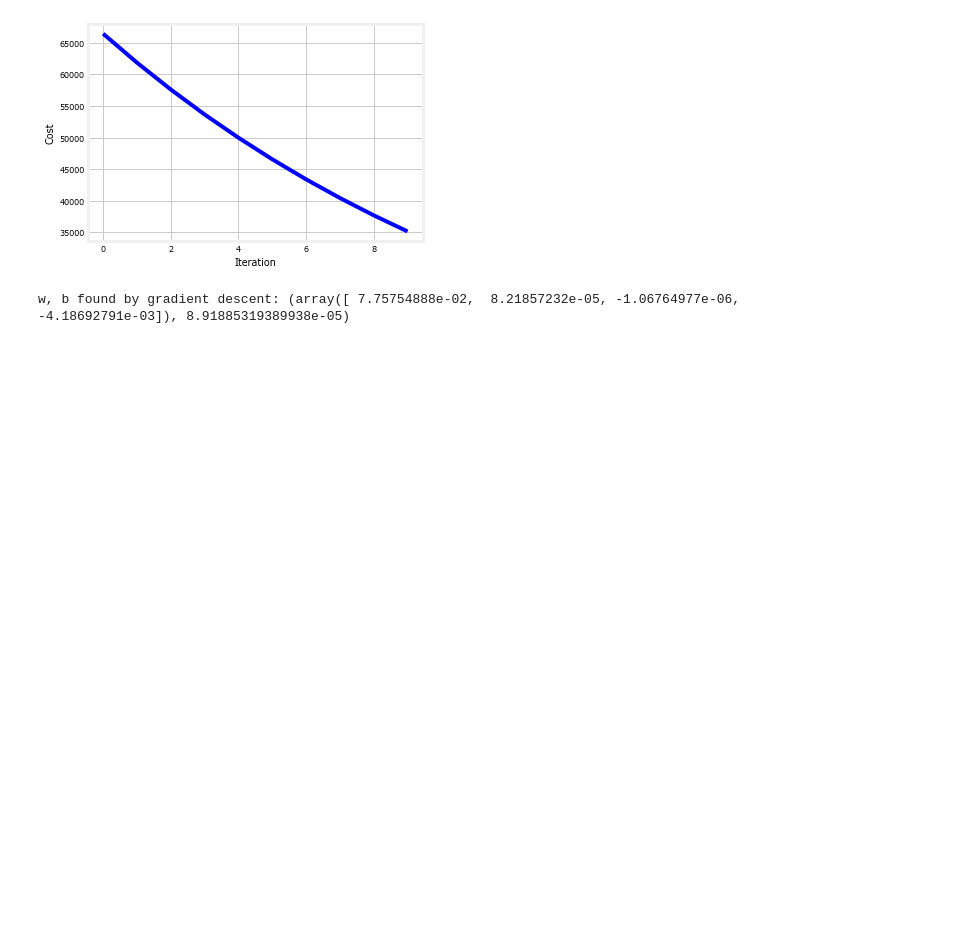
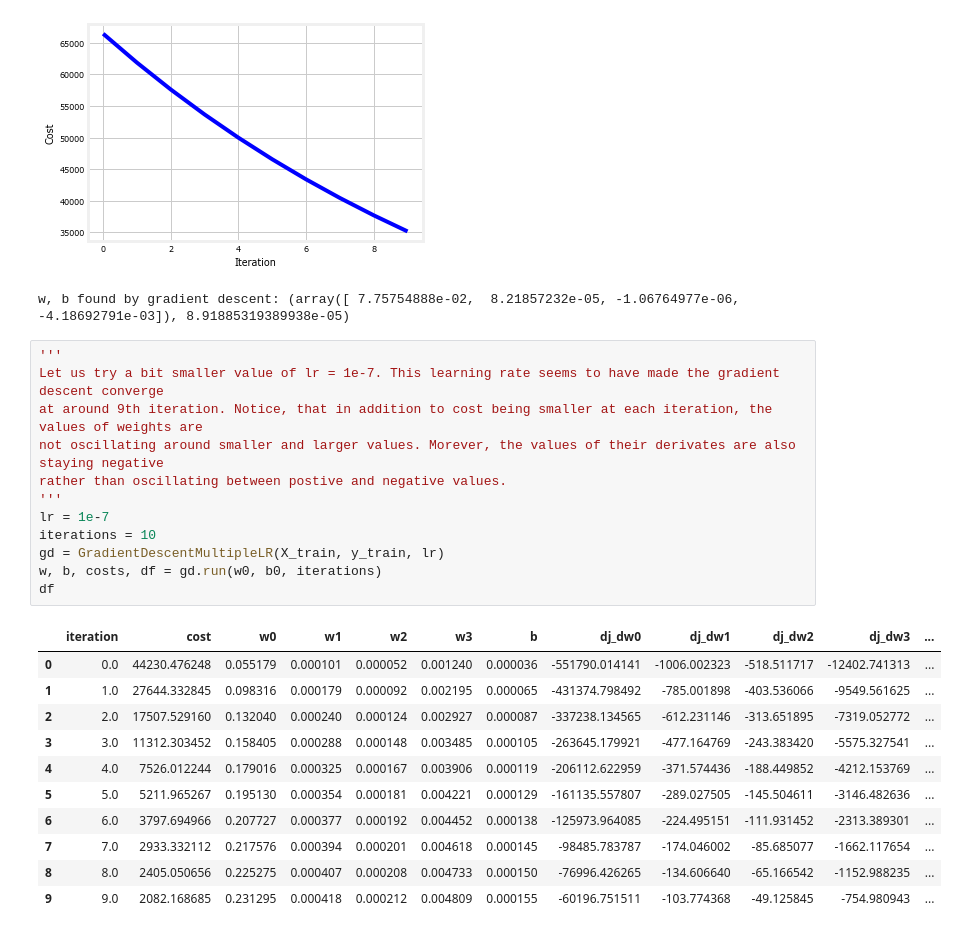
Before and after one commit to ammarlodhi255/supervised-learning-from-scratch, a Jupyter notebook: regression/feature_scaling_multiple_features.ipynb, the cells around one changed output. Saved outputs shown, nothing was run; the diff lists cells and outputs as text; blank space fills up the shorter version.

```diff
--- a/regression/feature_scaling_multiple_features.ipynb
+++ b/regression/feature_scaling_multiple_features.ipynb
@@ -205,3 +205,27 @@ print(f'w, b found by gradient descent: {w, b}')
 # %% [output]
 [figure]
 w, b found by gradient descent: (array([ 7.75754888e-02,  8.21857232e-05, -1.06764977e-06, -4.18692791e-03]), 8.91885319389938e-05)
+# %%
+'''
+Let us try a bit smaller value of lr = 1e-7. This learning rate seems to have made the gradient descent converge
+at around 9th iteration. Notice, that in addition to cost being smaller at each iteration, the values of weights are
+not oscillating around smaller and larger values. Morever, the values of their derivates are also staying negative
+rather than oscillating between postive and negative values.
+'''
+lr = 1e-7
+iterations = 10
+gd = GradientDescentMultipleLR(X_train, y_train, lr)
+w, b, costs, df = gd.run(w0, b0, iterations)
+df
+# %% [output]
+|  | iteration | cost | w0 | w1 | w2 | w3 | b | dj_dw0 | dj_dw1 | dj_dw2 | dj_dw3 | ... |
+| 0 | 0.0 | 44230.476248 | 0.055179 | 0.000101 | 0.000052 | 0.001240 | 0.000036 | -551790.014141 | -1006.002323 | -518.511717 | -12402.741313 | ... |
+| 1 | 1.0 | 27644.332845 | 0.098316 | 0.000179 | 0.000092 | 0.002195 | 0.000065 | -431374.798492 | -785.001898 | -403.536066 | -9549.561625 | ... |
+| 2 | 2.0 | 17507.529160 | 0.132040 | 0.000240 | 0.000124 | 0.002927 | 0.000087 | -337238.134565 | -612.231146 | -313.651895 | -7319.052772 | ... |
+| 3 | 3.0 | 11312.303452 | 0.158405 | 0.000288 | 0.000148 | 0.003485 | 0.000105 | -263645.179921 | -477.164769 | -243.383420 | -5575.327541 | ... |
+| 4 | 4.0 | 7526.012244 | 0.179016 | 0.000325 | 0.000167 | 0.003906 | 0.000119 | -206112.622959 | -371.574436 | -188.449852 | -4212.153769 | ... |
+| 5 | 5.0 | 5211.965267 | 0.195130 | 0.000354 | 0.000181 | 0.004221 | 0.000129 | -161135.557807 | -289.027505 | -145.504611 | -3146.482636 | ... |
+| 6 | 6.0 | 3797.694966 | 0.207727 | 0.000377 | 0.000192 | 0.004452 | 0.000138 | -125973.964085 | -224.495151 | -111.931452 | -2313.389301 | ... |
+| 7 | 7.0 | 2933.332112 | 0.217576 | 0.000394 | 0.000201 | 0.004618 | 0.000145 | -98485.783787 | -174.046002 | -85.685077 | -1662.117654 | ... |
+| 8 | 8.0 | 2405.050656 | 0.225275 | 0.000407 | 0.000208 | 0.004733 | 0.000150 | -76996.426265 | -134.606640 | -65.166542 | -1152.988235 | ... |
+| 9 | 9.0 | 2082.168685 | 0.231295 | 0.000418 | 0.000212 | 0.004809 | 0.000155 | -60196.751511 | -103.774368 | -49.125845 | -754.980943 | ... |
```
Also changed, not shown: parts of 2 cells of this notebook.
